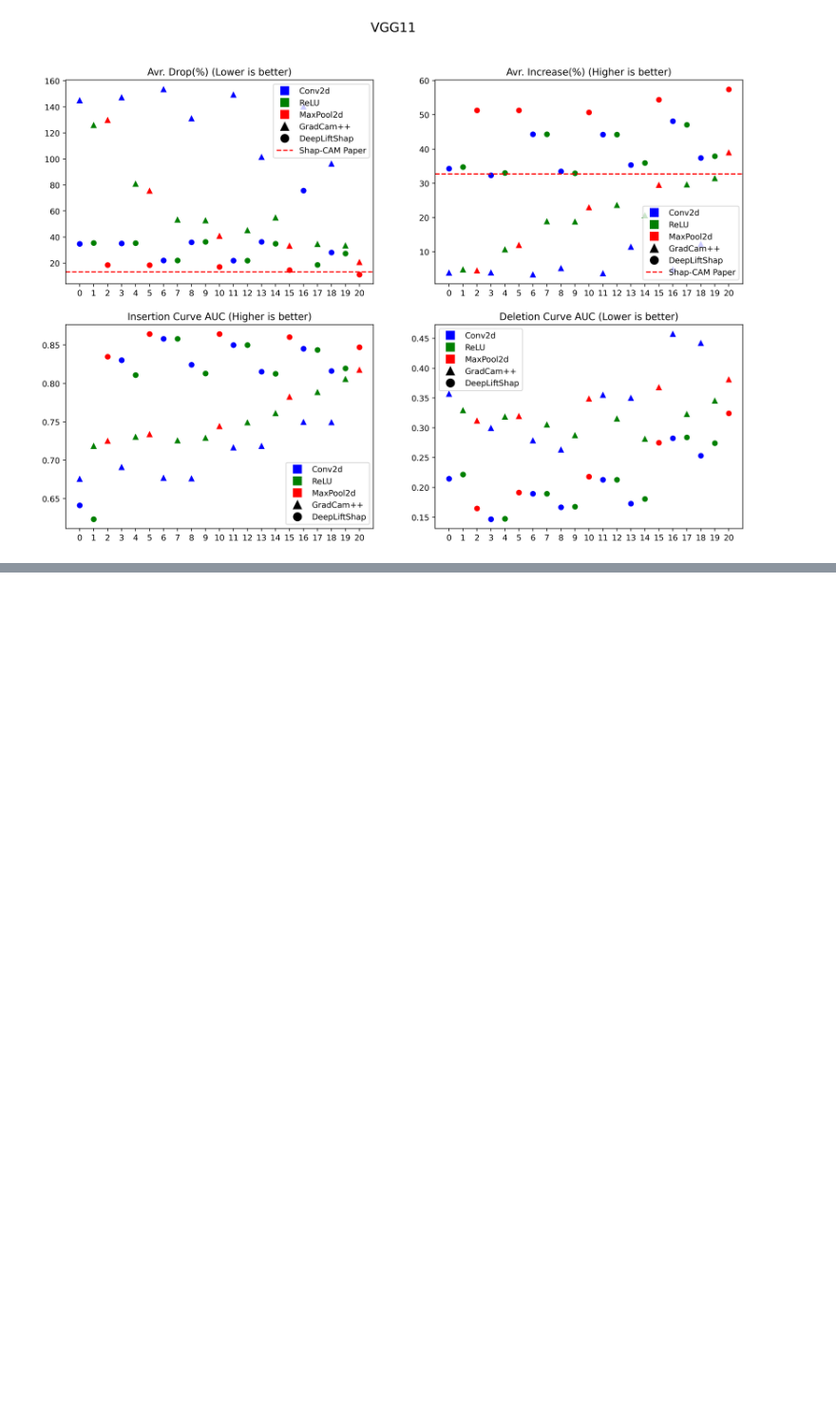
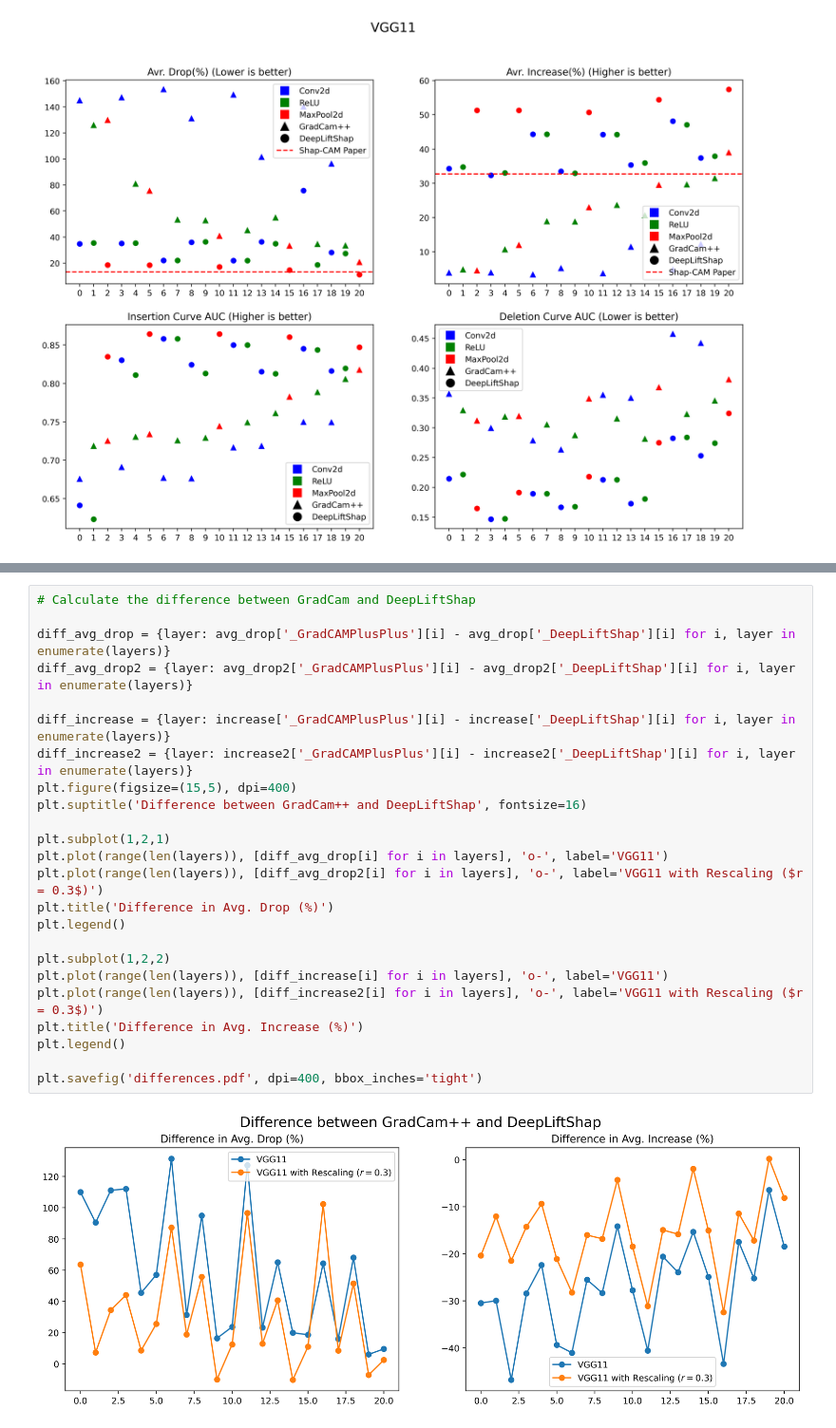
Before and after one commit to liuktc/ML4CV_XAI, a Jupyter notebook: plots/plots.ipynb, the cells around one changed output, grey strips where cells are left out. Shown at 95% size. Saved outputs shown, nothing was run; the diff lists cells and outputs as text; blank space fills up the shorter version.

```diff
--- a/plots/plots.ipynb
+++ b/plots/plots.ipynb
@@ -111,0 +196,26 @@ plt.savefig('results.pdf', dpi=400, bbox_inches='tight')
+# %%
+# Calculate the difference between GradCam and DeepLiftShap
+
+diff_avg_drop = {layer: avg_drop['_GradCAMPlusPlus'][i] - avg_drop['_DeepLiftShap'][i] for i, layer in enumerate(layers)}
+diff_avg_drop2 = {layer: avg_drop2['_GradCAMPlusPlus'][i] - avg_drop2['_DeepLiftShap'][i] for i, layer in enumerate(layers)}
+
+diff_increase = {layer: increase['_GradCAMPlusPlus'][i] - increase['_DeepLiftShap'][i] for i, layer in enumerate(layers)}
+diff_increase2 = {layer: increase2['_GradCAMPlusPlus'][i] - increase2['_DeepLiftShap'][i] for i, layer in enumerate(layers)}
+plt.figure(figsize=(15,5), dpi=400)
+plt.suptitle('Difference between GradCam++ and DeepLiftShap', fontsize=16)
+
+plt.subplot(1,2,1)
+plt.plot(range(len(layers)), [diff_avg_drop[i] for i in layers], 'o-', label='VGG11')
+plt.plot(range(len(layers)), [diff_avg_drop2[i] for i in layers], 'o-', label='VGG11 with Rescaling ($r = 0.3$)')
+plt.title('Difference in Avg. Drop (%)')
+plt.legend()
+
+plt.subplot(1,2,2)
+plt.plot(range(len(layers)), [diff_increase[i] for i in layers], 'o-', label='VGG11')
+plt.plot(range(len(layers)), [diff_increase2[i] for i in layers], 'o-', label='VGG11 with Rescaling ($r = 0.3$)')
+plt.title('Difference in Avg. Increase (%)')
+plt.legend()
+
+plt.savefig('differences.pdf', dpi=400, bbox_inches='tight')
+# %% [output]
+[figure, added]
```
Also changed, not shown: parts of 3 cells of this notebook, 12 other files.
